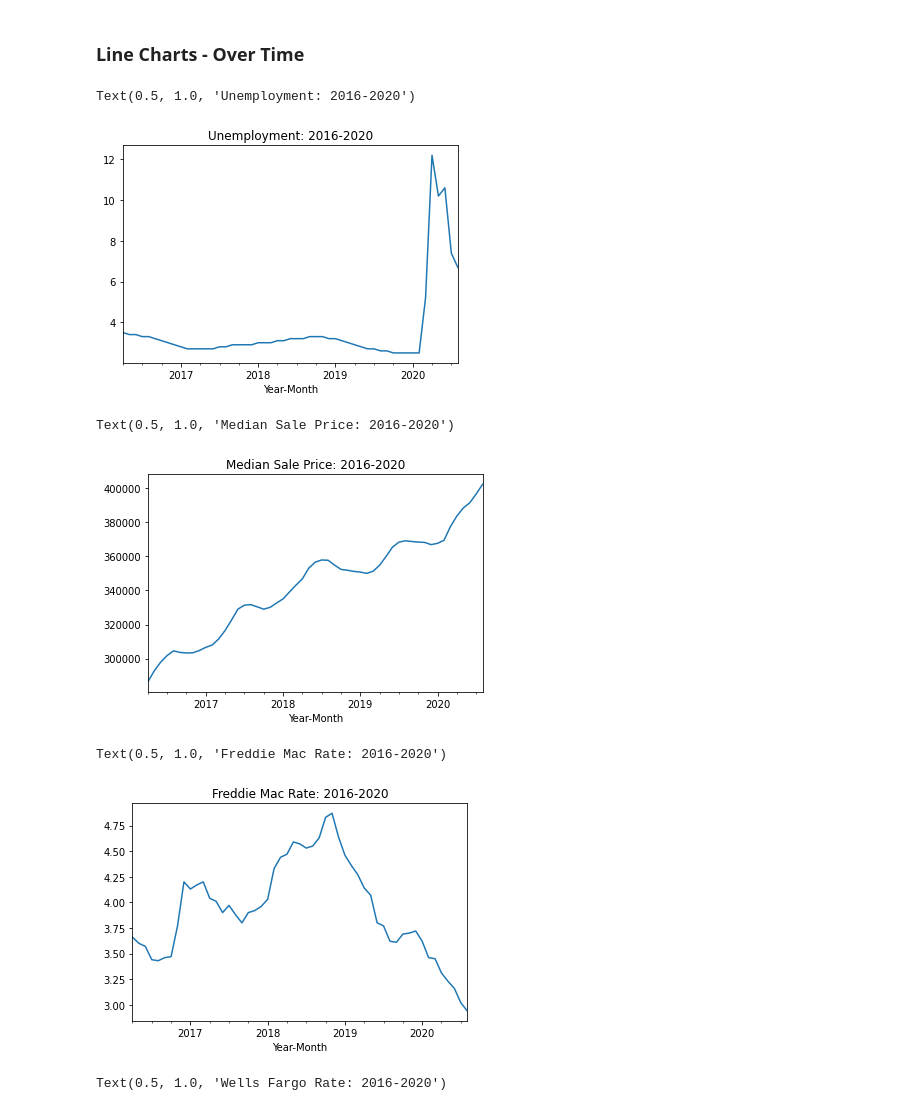
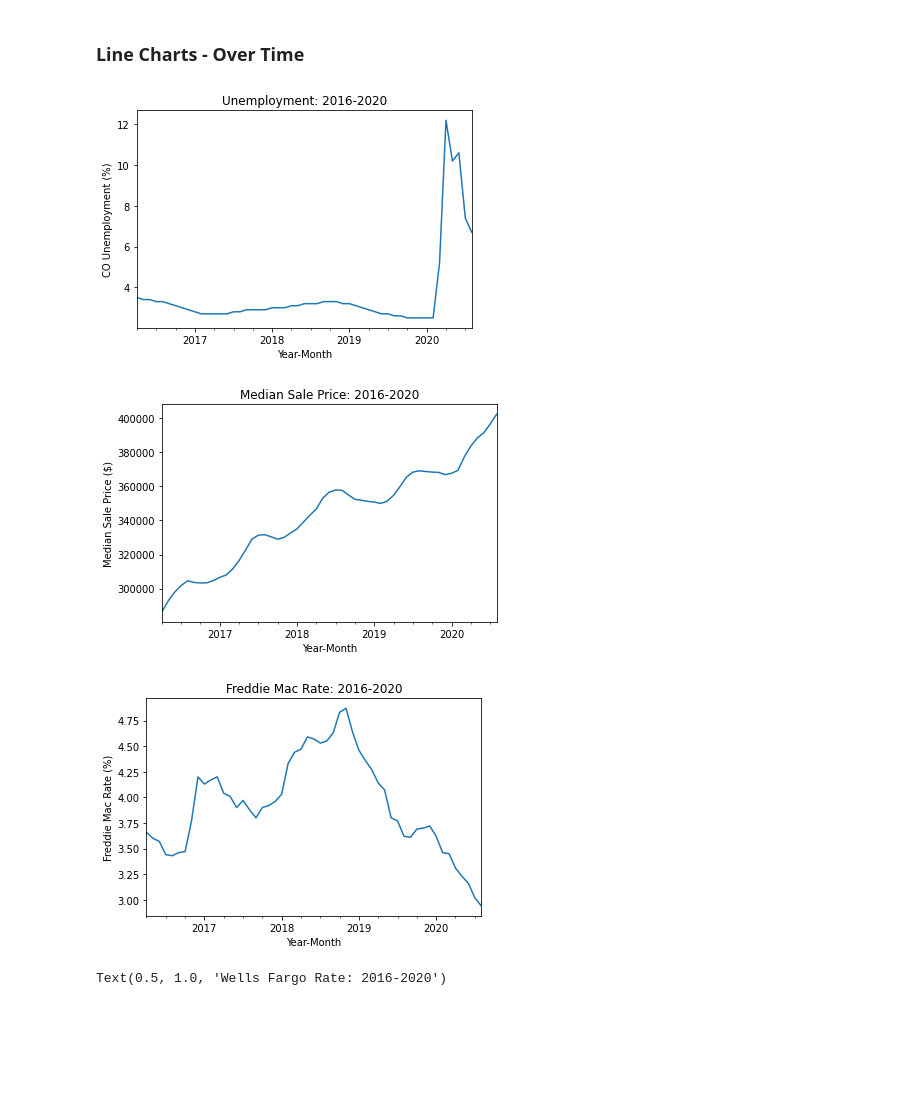
Before and after one commit to binetala/The_Very_Best_Team, a Jupyter notebook: Cole/median_sale_price_analyses.ipynb, the cells around one changed output. Cells and saved outputs as stored; diff of their text form; code cells hidden in the pictures; blank space fills up the shorter version.

```diff
--- a/Cole/median_sale_price_analyses.ipynb
+++ b/Cole/median_sale_price_analyses.ipynb
@@ -206,21 +219,24 @@ Text(6, 340000, 'y = 6770.85x + 318946.67')
 # %%
 analysis_df["Unemployment Rate"].plot()
 plt.title("Unemployment: 2016-2020")
+plt.ylabel("CO Unemployment (%)")
+plt.savefig("images/unemployment_time.jpeg")
 # %% [output]
-Text(0.5, 1.0, 'Unemployment: 2016-2020')
-[figure, old version]
+[figure, new version]
 # %%
 analysis_df["Median Sale Price"].plot()
 plt.title("Median Sale Price: 2016-2020")
+plt.ylabel("Median Sale Price ($)")
+plt.savefig("images/median_sale_price_time.jpeg")
 # %% [output]
-Text(0.5, 1.0, 'Median Sale Price: 2016-2020')
-[figure, old version]
+[figure, new version]
 # %%
 analysis_df["Freddie Mac Rate"].plot()
 plt.title("Freddie Mac Rate: 2016-2020")
+plt.ylabel("Freddie Mac Rate (%)")
+plt.savefig("images/freddie_mac_time.jpeg")
 # %% [output]
-Text(0.5, 1.0, 'Freddie Mac Rate: 2016-2020')
-[figure, old version]
+[figure, new version]
 # %%
 analysis_df["Wells Fargo Rate"].plot()
 plt.title("Wells Fargo Rate: 2016-2020")
```
Also changed, not shown: parts of 6 cells of this notebook, 6 other files.
